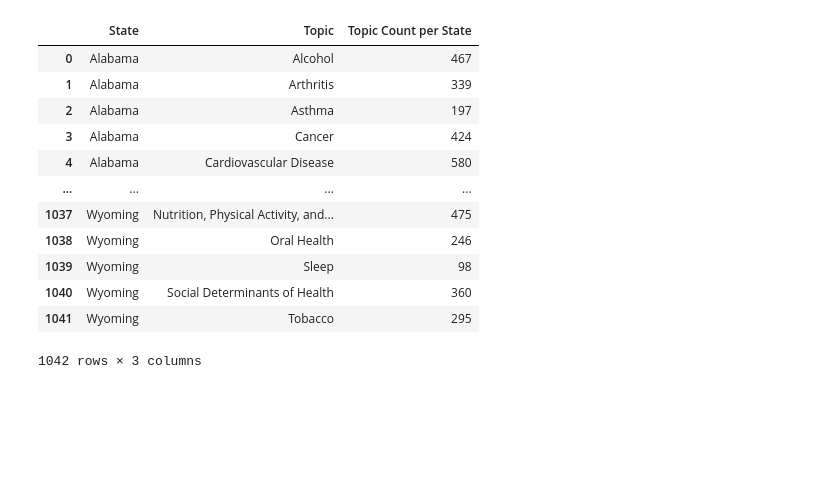
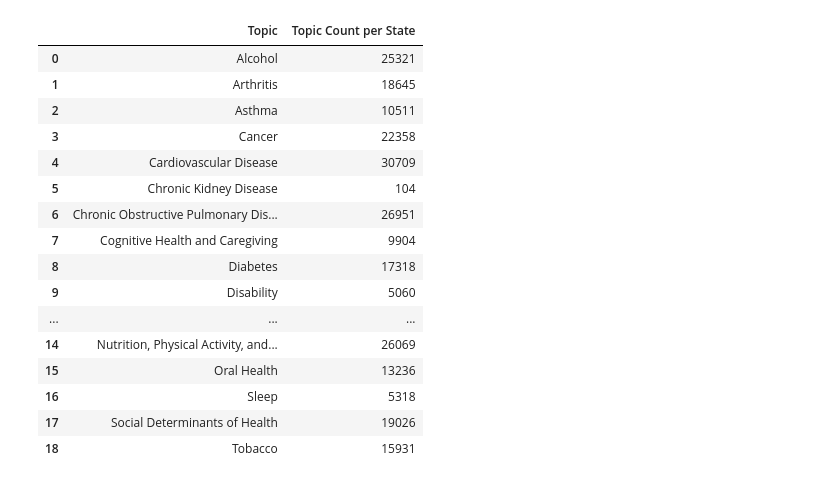
Before and after one commit to DWallace740/project3team11, a Jupyter notebook: Individual Notebooks/Avery_Javier_analysis_notebook.ipynb, the cells around one changed output. Drawn from its saved outputs; the diff is of its cells as text; code cells hidden in the pictures; blank space fills up the shorter version.

```diff
--- a/Individual Notebooks/Avery_Javier_analysis_notebook.ipynb
+++ b/Individual Notebooks/Avery_Javier_analysis_notebook.ipynb
@@ -6,0 +10,7 @@ import pandas as pd
+# %%
+# Define the path for the SQLite database
+database_path = "US_Chronic_Disease_Indicators.sqlite"
+Path(database_path).touch()
+
+conn = sqlite3.connect(database_path)
+c = conn.cursor()
@@ -25,0 +74,5 @@ raw_df.head(10)
+# %%
+query = "SELECT * FROM US_Chronic_Disease_Indicators"
+sql_df = pd.read_sql(query, conn)
+
+sql_df.head(10)
@@ -30,7 +114,7 @@ columns_to_drop = ["YearStart","LocationAbbr","Response","DataValueUnit","DataVa
                    "StratificationCategory3","Stratification3","StratificationCategoryID2","StratificationID2","StratificationCategoryID3",
                    "StratificationID3","LocationID","LowConfidenceLimit","HighConfidenceLimit","DataValueFootnote","DataSource",
                    "StratificationCategory1",]
-dropped_df = raw_df.drop(columns_to_drop, axis=1)
+dropped_df = sql_df.drop(columns_to_drop, axis=1)
 
 dropped_df.head(10)
 # %% [output]
@@ -74,23 +158,27 @@ cleaned_df.head(10)
 | 9 | 2019 | Alabama | Cancer | Cervical cancer mortality among a... | Asian or Pacific Islander, non-Hi... | (-86.63186076199969 32.8405711220... | CAN | API | -86.63186076199969 | ... |
 # %%
 # Filter data by year, state and Topic
-groupby_df = cleaned_df.groupby(["State", "Topic"]).size().reset_index(name='Topic Count per State')
+groupby_df = cleaned_df.groupby(["Topic"]).size().reset_index(name='Topic Count per State')
 
 groupby_df
 # %% [output]
-|  | State | Topic | Topic Count per State |
-| 0 | Alabama | Alcohol | 467 |
-| 1 | Alabama | Arthritis | 339 |
-| 2 | Alabama | Asthma | 197 |
-| 3 | Alabama | Cancer | 424 |
-| 4 | Alabama | Cardiovascular Disease | 580 |
-| ... | ... | ... | ... |
-| 1037 | Wyoming | Nutrition, Physical Activity, and... | 475 |
-| 1038 | Wyoming | Oral Health | 246 |
-| 1039 | Wyoming | Sleep | 98 |
-| 1040 | Wyoming | Social Determinants of Health | 360 |
-| 1041 | Wyoming | Tobacco | 295 |
+|  | Topic | Topic Count per State |
+| 0 | Alcohol | 25321 |
+| 1 | Arthritis | 18645 |
+| 2 | Asthma | 10511 |
+| 3 | Cancer | 22358 |
+| 4 | Cardiovascular Disease | 30709 |
+| 5 | Chronic Kidney Disease | 104 |
+| 6 | Chronic Obstructive Pulmonary Dis... | 26951 |
+| 7 | Cognitive Health and Caregiving | 9904 |
+| 8 | Diabetes | 17318 |
+| 9 | Disability | 5060 |
+| ... | ... | ... |
+| 14 | Nutrition, Physical Activity, and... | 26069 |
+| 15 | Oral Health | 13236 |
+| 16 | Sleep | 5318 |
+| 17 | Social Determinants of Health | 19026 |
+| 18 | Tobacco | 15931 |
-1042 rows × 3 columns
 # %%
 # Save the dataset as a CSV file
 cleaned_df.to_csv('../Resources/AJ_cleaned_dataframe.csv', index=False)
```
Also changed, not shown: parts of 6 cells of this notebook, 2 other files.
